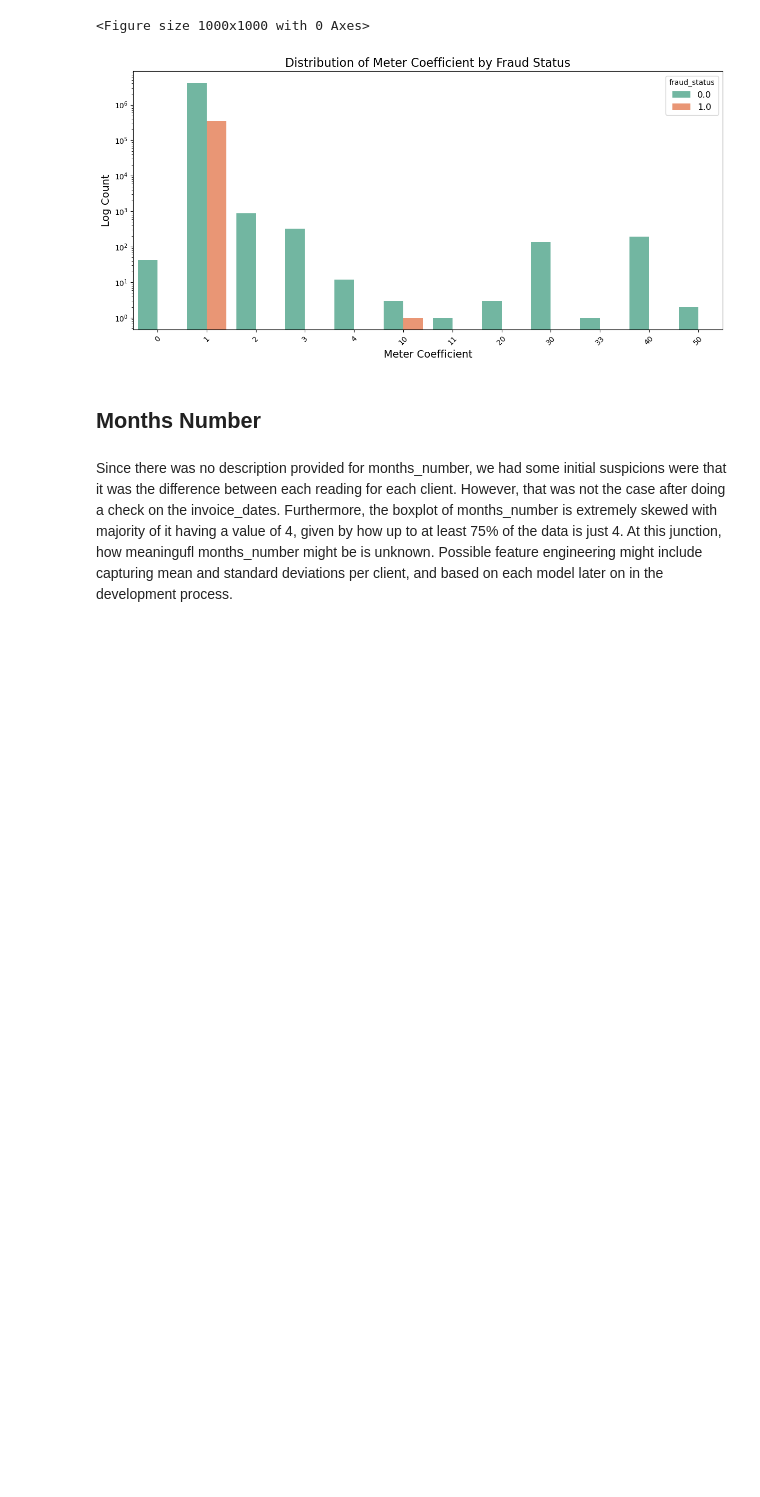
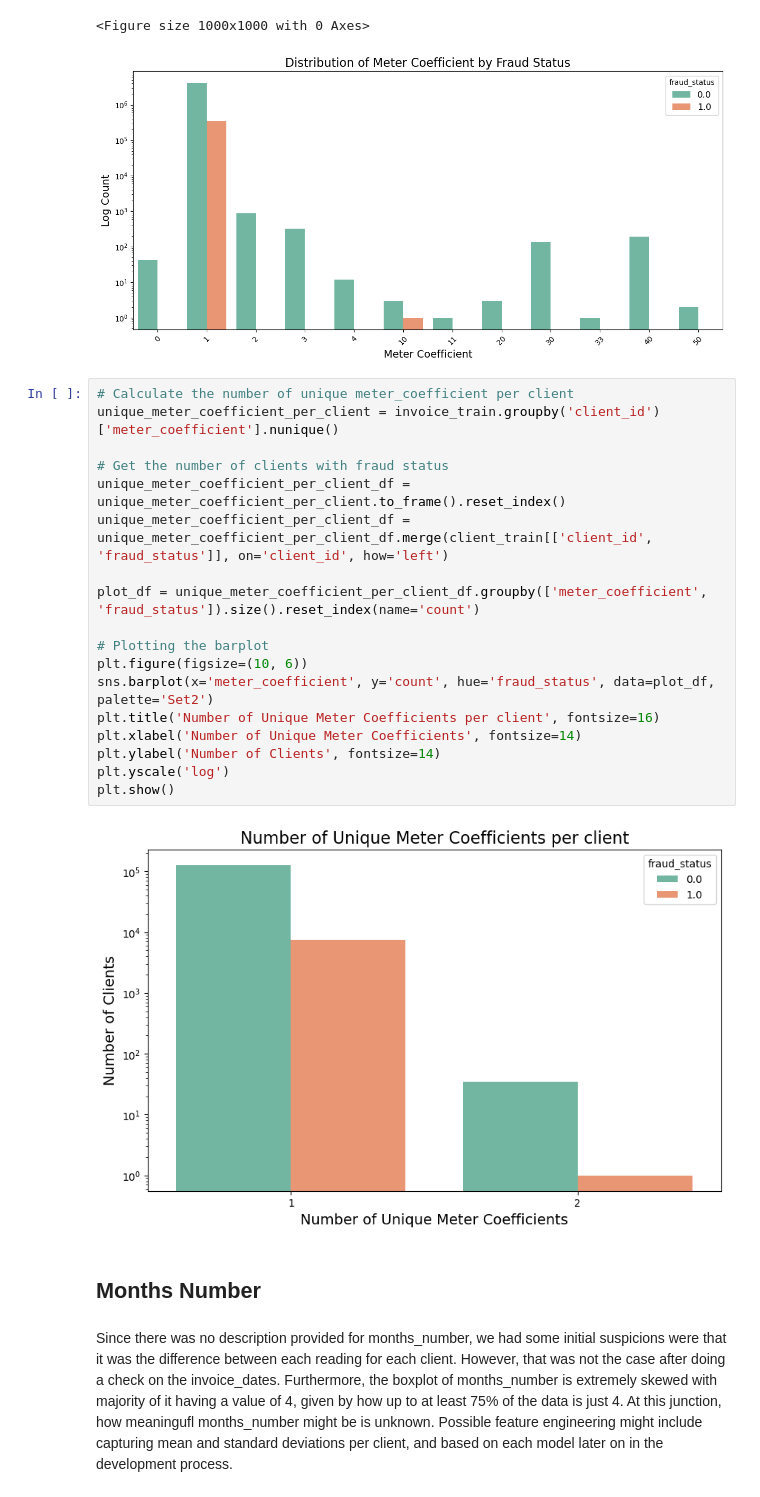
Before and after one commit to bernisschow/CS3244-Fraud-Detection-in-Electricity-and-Gas-Consumption, a Jupyter notebook: data_cleaning_and_EDA.ipynb, the cells around one changed output. Saved outputs shown, nothing was run; the diff lists cells and outputs as text; blank space fills up the shorter version.

Commit message:
ammended data cleaning and EDA notebook

```diff
--- a/data_cleaning_and_EDA.ipynb
+++ b/data_cleaning_and_EDA.ipynb
@@ -678,6 +678,26 @@ plt.show()
 # %% [output]
 <Figure size 1000x1000 with 0 Axes>
 [figure]
+# %%
+# Calculate the number of unique meter_coefficient per client
+unique_meter_coefficient_per_client = invoice_train.groupby('client_id')['meter_coefficient'].nunique()
+
+# Get the number of clients with fraud status
+unique_meter_coefficient_per_client_df = unique_meter_coefficient_per_client.to_frame().reset_index()
+unique_meter_coefficient_per_client_df = unique_meter_coefficient_per_client_df.merge(client_train[['client_id', 'fraud_status']], on='client_id', how='left')
+
+plot_df = unique_meter_coefficient_per_client_df.groupby(['meter_coefficient', 'fraud_status']).size().reset_index(name='count')
+
+# Plotting the barplot
+plt.figure(figsize=(10, 6))
+sns.barplot(x='meter_coefficient', y='count', hue='fraud_status', data=plot_df, palette='Set2')
+plt.title('Number of Unique Meter Coefficients per client', fontsize=16)
+plt.xlabel('Number of Unique Meter Coefficients', fontsize=14)
+plt.ylabel('Number of Clients', fontsize=14)
+plt.yscale('log')
+plt.show()
+# %% [output]
+[figure, added]
 # %% [markdown]
 ## Months Number
 # %% [markdown]
```
